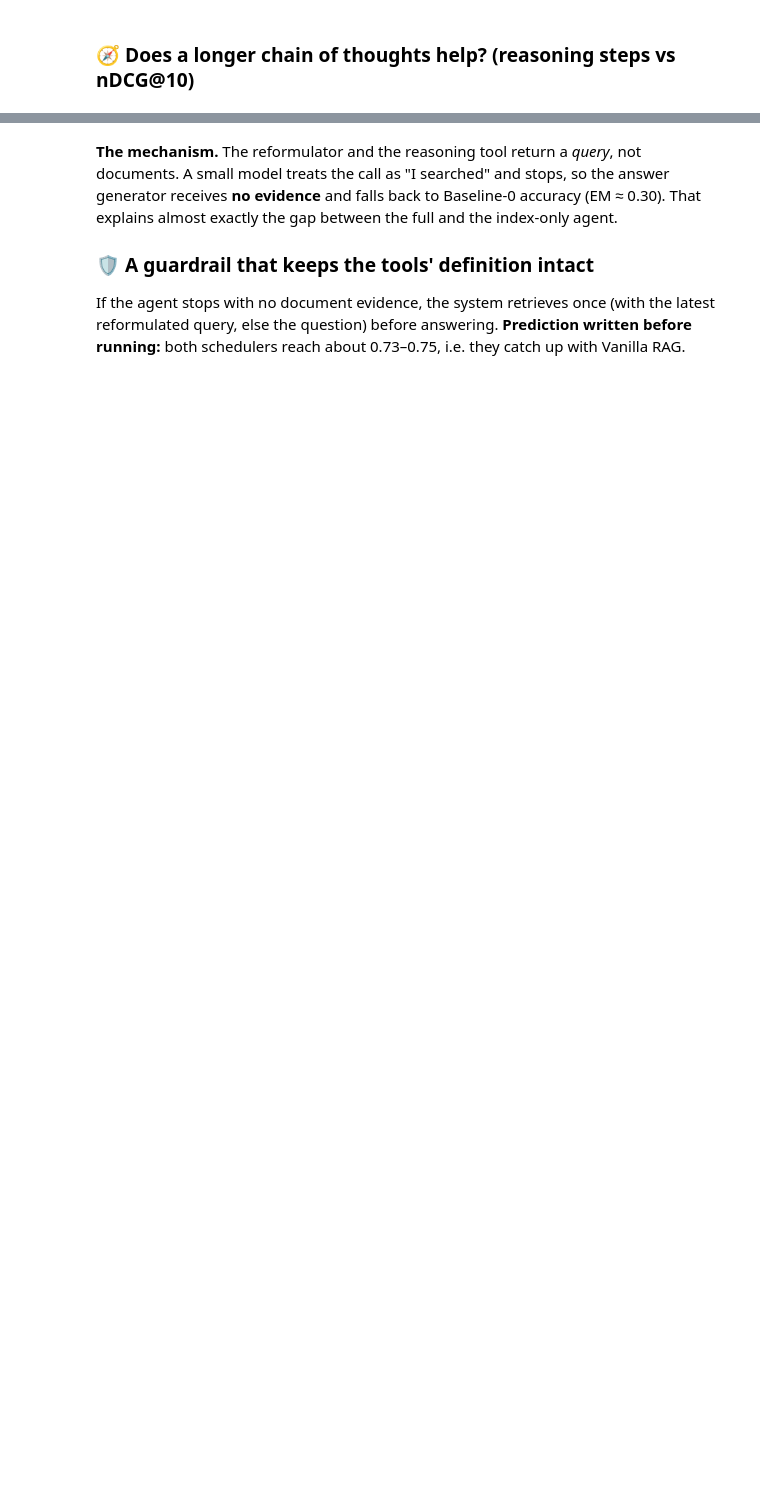
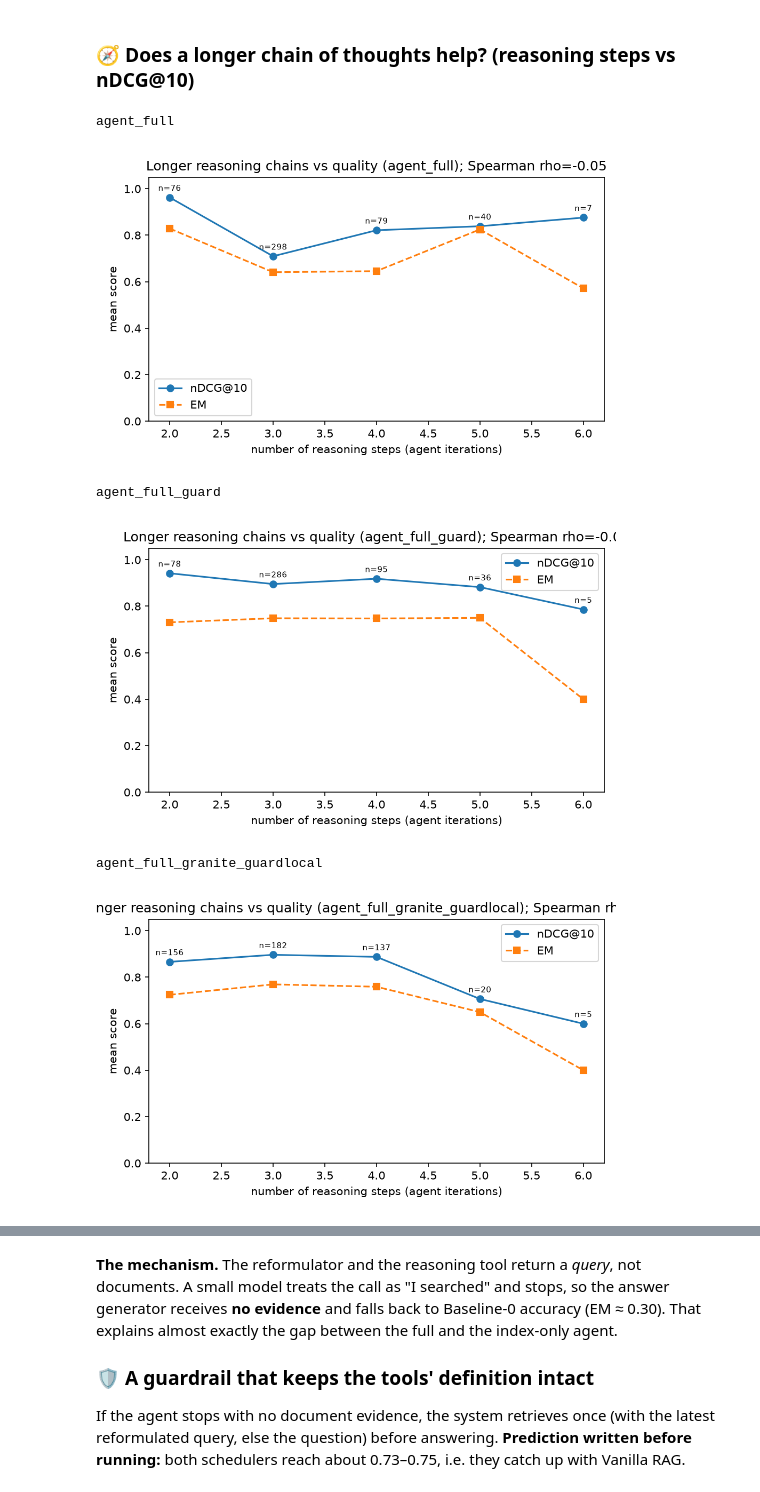
Before and after one commit to LuyaoMa-ace/biomedical-react-agent, a Jupyter notebook: notebook/PaperSearchQA_ReAct_Agent.ipynb, the cells around one changed output, grey strips where cells are left out. Drawn from its saved outputs; the diff is of its cells as text; code cells hidden in the pictures; blank space fills up the shorter version.

```diff
--- a/notebook/PaperSearchQA_ReAct_Agent.ipynb
+++ b/notebook/PaperSearchQA_ReAct_Agent.ipynb
@@ -328,6 +561,14 @@ for name in ("agent_full",):
 # %% [markdown]
 ### 🧭 Does a longer chain of thoughts help? (reasoning steps vs nDCG@10)
 # %%
-if have("results/fig_steps_vs_ndcg_agent_full.png"):
-    display(Image(str(ROOT / "results" / "fig_steps_vs_ndcg_agent_full.png"), width=520))
+for name in ("agent_full", "agent_full_guard", "agent_full_granite_guardlocal"):
+    if have(f"results/fig_steps_vs_ndcg_{name}.png"):
+        print(name); display(Image(str(ROOT / "results" / f"fig_steps_vs_ndcg_{name}.png"), width=520))
+# %% [output]
+agent_full
+[figure, added]
+agent_full_guard
+[figure, added]
+agent_full_granite_guardlocal
+[figure, added]
 # %% [markdown]
```
Also changed, not shown: parts of 43 cells of this notebook, 2 other files.
